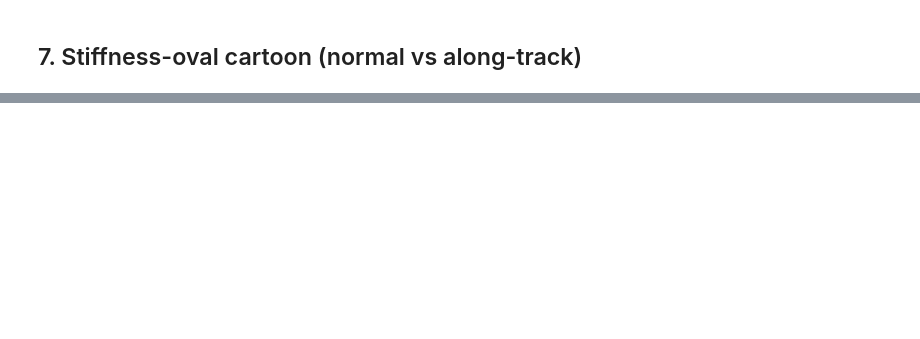
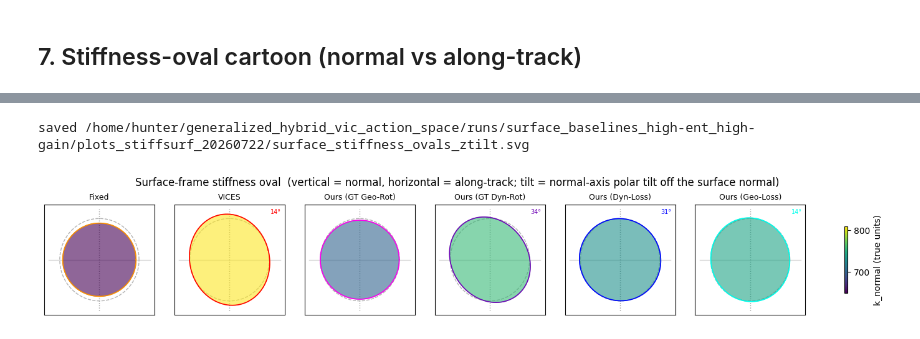
Before and after one commit to RoboNuke/generalized_hybrid_vic_action_space, a Jupyter notebook: data_analysis/stiff_surface_analysis.ipynb, the cells around one changed output, grey strips where cells are left out. Saved outputs shown, nothing was run; the diff lists cells and outputs as text; code cells hidden in the pictures; blank space fills up the shorter version.

```diff
--- a/data_analysis/stiff_surface_analysis.ipynb
+++ b/data_analysis/stiff_surface_analysis.ipynb
@@ -271,0 +278,17 @@ saved /home/hunter/generalized_hybrid_vic_action_space/runs/surface_baselines_fi
+# %%
+# (4) Normal-axis (z) tilt only. Identical oval cartoon to §7 (vertical = normal, horizontal
+# = along-track; semi-axes = principal_z and the tangential mean), but tilt_mode="zaxis" draws
+# ONLY the polar tilt theta of the authored normal axis off the TRUE surface normal:
+#   cos^2(theta) = (k_normal - lam_t)/(principal_z - lam_t),  lam_t = mean(principal_x, principal_y).
+# Exact under tangential isotropy; ignores tangential-plane spin. Ovals with principal_z ~ lam_t
+# (normal indistinguishable from tangential) are ill-conditioned and drawn upright.
+COLOR_BY_NORMAL = True
+SHOW_GHOST = True
+fig = pt.plot_surface_stiffness_ellipses(DATA, STYLE, reduce=REDUCE, tilt_mode="zaxis",
+                                         selection_metric=SUCCESS_METRIC,
+                                         color_by_normal=COLOR_BY_NORMAL, ghost=SHOW_GHOST)
+pt.save_plot(fig, "surface_stiffness_ovals_ztilt", STYLE)
+plt.show()
+# %% [output]
+saved /home/hunter/generalized_hybrid_vic_action_space/runs/surface_baselines_high-ent_high-gain/plots_stiffsurf_20260722/surface_stiffness_ovals_ztilt.svg
+[figure, added]
```
Also changed, not shown: parts of 9 cells of this notebook, 6 other files.
